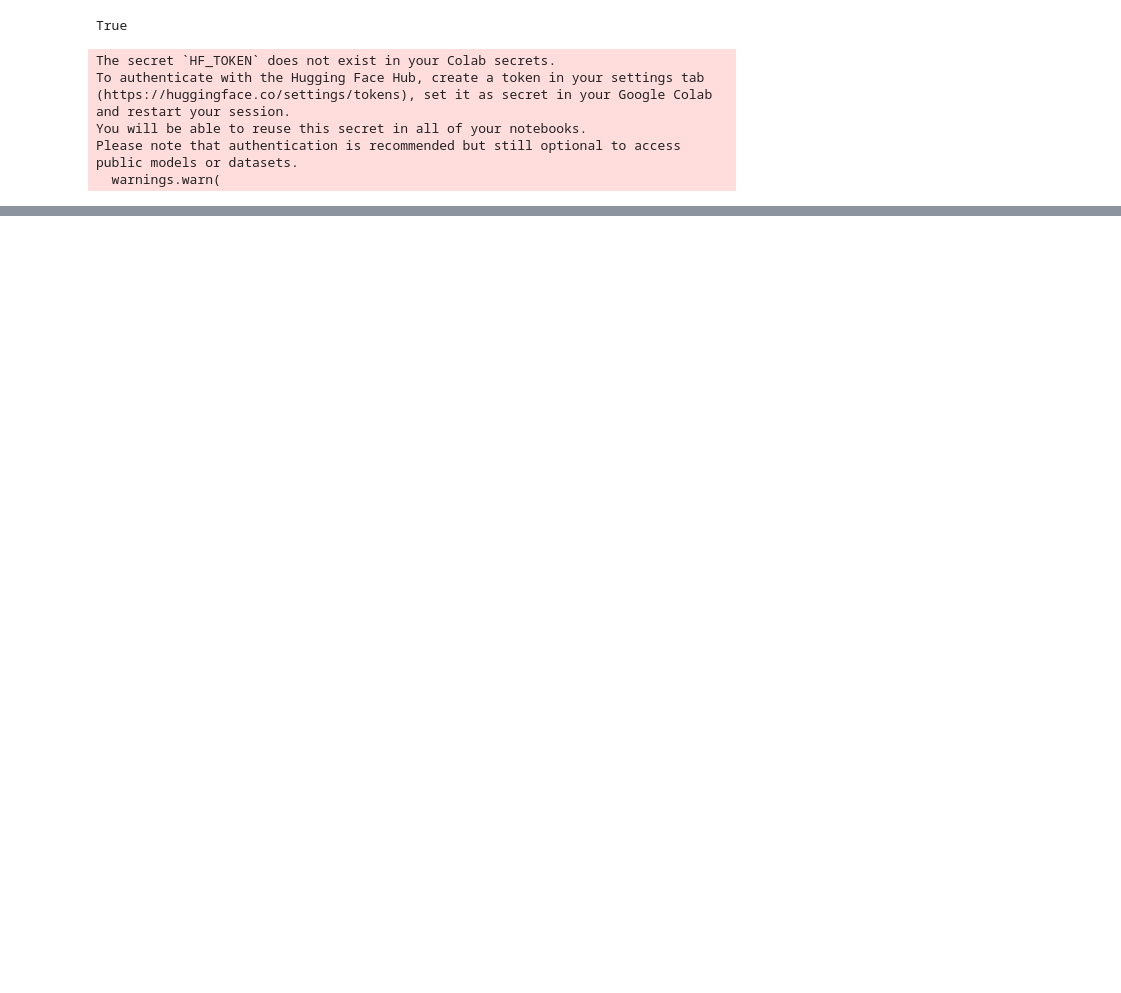
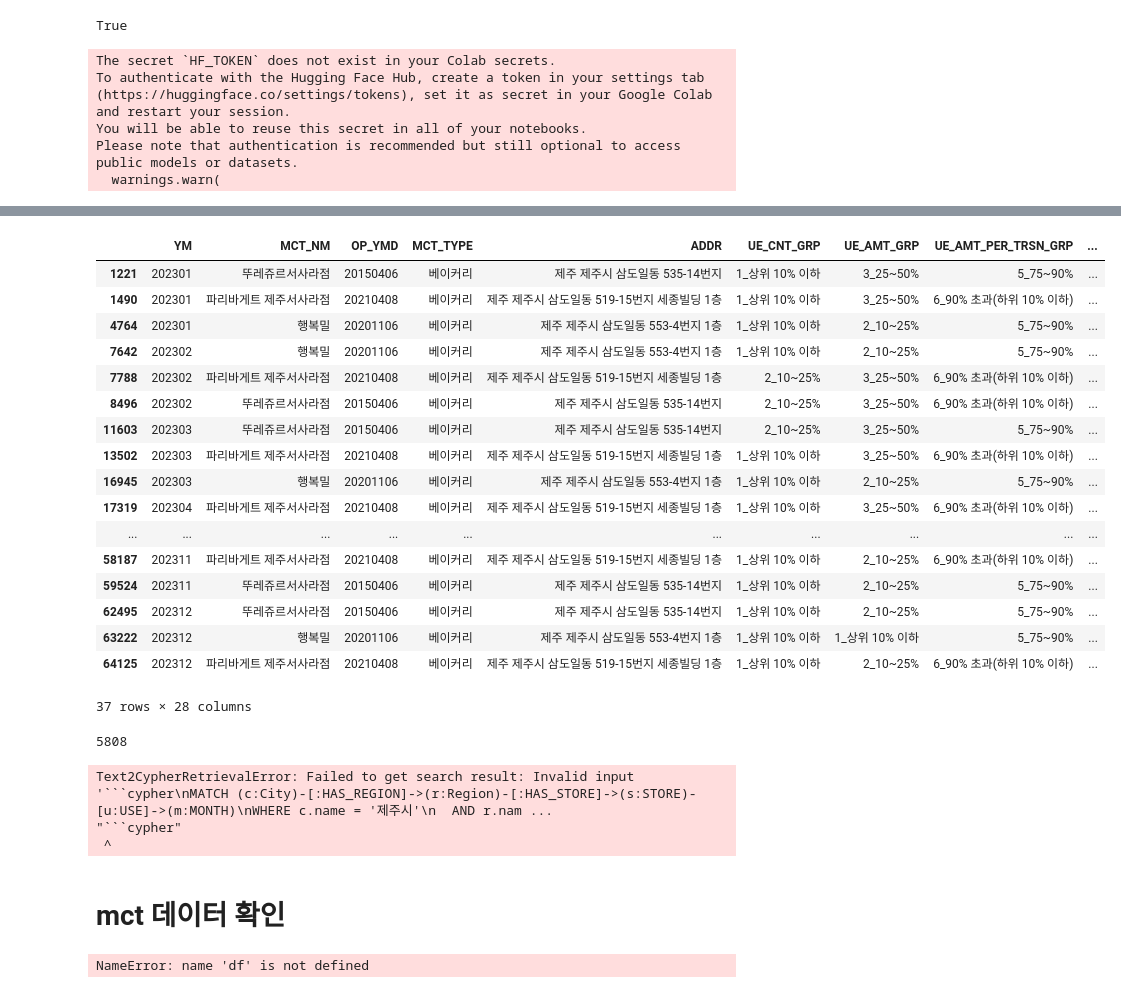
Before and after one commit to soonhp/bigcontest2024_LLM, a Jupyter notebook: retrieval_test.ipynb, the cells around one changed output, grey strips where cells are left out. Cells and saved outputs as stored; diff of their text form; code cells hidden in the pictures; blank space fills up the shorter version.

Commit message:
검색형질문 text2cypher 중간완성

````diff
--- a/retrieval_test.ipynb
+++ b/retrieval_test.ipynb
@@ -316,0 +445,6 @@ examples = [
+# %%
+import pandas as pd
+
+# 엑셀 파일을 불러오는 코드
+file_path = 'data/JEJU_MCT_DATA_v2.csv'  # 파일 경로 설정
+df = pd.read_csv(file_path, encoding='cp949')
@@ -316,0 +457,25 @@ examples = [
+# %%
+samdoildong = df[df['ADDR'].map(lambda x: '삼도일동' in x)]
+# %%
+bakery = samdoildong[samdoildong['MCT_TYPE'] == '베이커리']
+# %%
+bakery
+# %% [output]
+|  | YM | MCT_NM | OP_YMD | MCT_TYPE | ADDR | UE_CNT_GRP | UE_AMT_GRP | UE_AMT_PER_TRSN_GRP | ... |
+| 1221 | 202301 | 뚜레쥬르서사라점 | 20150406 | 베이커리 | 제주 제주시 삼도일동 535-14번지 | 1_상위 10% 이하 | 3_25~50% | 5_75~90% | ... |
+| 1490 | 202301 | 파리바게트 제주서사라점 | 20210408 | 베이커리 | 제주 제주시 삼도일동 519-15번지 세종빌딩 1층 | 1_상위 10% 이하 | 3_25~50% | 6_90% 초과(하위 10% 이하) | ... |
+| 4764 | 202301 | 행복밀 | 20201106 | 베이커리 | 제주 제주시 삼도일동 553-4번지 1층 | 1_상위 10% 이하 | 2_10~25% | 5_75~90% | ... |
+| 7642 | 202302 | 행복밀 | 20201106 | 베이커리 | 제주 제주시 삼도일동 553-4번지 1층 | 1_상위 10% 이하 | 2_10~25% | 5_75~90% | ... |
+| 7788 | 202302 | 파리바게트 제주서사라점 | 20210408 | 베이커리 | 제주 제주시 삼도일동 519-15번지 세종빌딩 1층 | 2_10~25% | 3_25~50% | 6_90% 초과(하위 10% 이하) | ... |
+| 8496 | 202302 | 뚜레쥬르서사라점 | 20150406 | 베이커리 | 제주 제주시 삼도일동 535-14번지 | 2_10~25% | 3_25~50% | 6_90% 초과(하위 10% 이하) | ... |
+| 11603 | 202303 | 뚜레쥬르서사라점 | 20150406 | 베이커리 | 제주 제주시 삼도일동 535-14번지 | 2_10~25% | 3_25~50% | 5_75~90% | ... |
+| 13502 | 202303 | 파리바게트 제주서사라점 | 20210408 | 베이커리 | 제주 제주시 삼도일동 519-15번지 세종빌딩 1층 | 1_상위 10% 이하 | 3_25~50% | 6_90% 초과(하위 10% 이하) | ... |
+| 16945 | 202303 | 행복밀 | 20201106 | 베이커리 | 제주 제주시 삼도일동 553-4번지 1층 | 1_상위 10% 이하 | 2_10~25% | 5_75~90% | ... |
+| 17319 | 202304 | 파리바게트 제주서사라점 | 20210408 | 베이커리 | 제주 제주시 삼도일동 519-15번지 세종빌딩 1층 | 1_상위 10% 이하 | 3_25~50% | 6_90% 초과(하위 10% 이하) | ... |
+| ... | ... | ... | ... | ... | ... | ... | ... | ... | ... |
+| 58187 | 202311 | 파리바게트 제주서사라점 | 20210408 | 베이커리 | 제주 제주시 삼도일동 519-15번지 세종빌딩 1층 | 1_상위 10% 이하 | 2_10~25% | 6_90% 초과(하위 10% 이하) | ... |
+| 59524 | 202311 | 뚜레쥬르서사라점 | 20150406 | 베이커리 | 제주 제주시 삼도일동 535-14번지 | 1_상위 10% 이하 | 2_10~25% | 5_75~90% | ... |
+| 62495 | 202312 | 뚜레쥬르서사라점 | 20150406 | 베이커리 | 제주 제주시 삼도일동 535-14번지 | 1_상위 10% 이하 | 2_10~25% | 5_75~90% | ... |
+| 63222 | 202312 | 행복밀 | 20201106 | 베이커리 | 제주 제주시 삼도일동 553-4번지 1층 | 1_상위 10% 이하 | 1_상위 10% 이하 | 5_75~90% | ... |
+| 64125 | 202312 | 파리바게트 제주서사라점 | 20210408 | 베이커리 | 제주 제주시 삼도일동 519-15번지 세종빌딩 1층 | 1_상위 10% 이하 | 2_10~25% | 6_90% 초과(하위 10% 이하) | ... |
+37 rows × 28 columns
@@ -317,3 +484,7 @@ examples = [
+# %%
+len(jan)
+# %% [output]
+5808
 # %%
 from neo4j_genai.retrievers import Text2CypherRetriever
 
@@ -325 +497,13 @@ retriever = Text2CypherRetriever(
 )
+# %%
+search_result = retriever.search(query_text=query)
+# %% [output]
+Text2CypherRetrievalError: Failed to get search result: Invalid input '```cypher\nMATCH (c:City)-[:HAS_REGION]->(r:Region)-[:HAS_STORE]->(s:STORE)-[u:USE]->(m:MONTH)\nWHERE c.name = '제주시'\n  AND r.nam ...
+"```cypher"
+ ^
+# %% [markdown]
+# mct 데이터 확인
+# %%
+hanlim = df[df['ADDR'].map(lambda x: '한림' in x)]
+# %% [output]
+NameError: name 'df' is not defined
````
Also changed, not shown: parts of 41 cells of this notebook, 1 other file.
